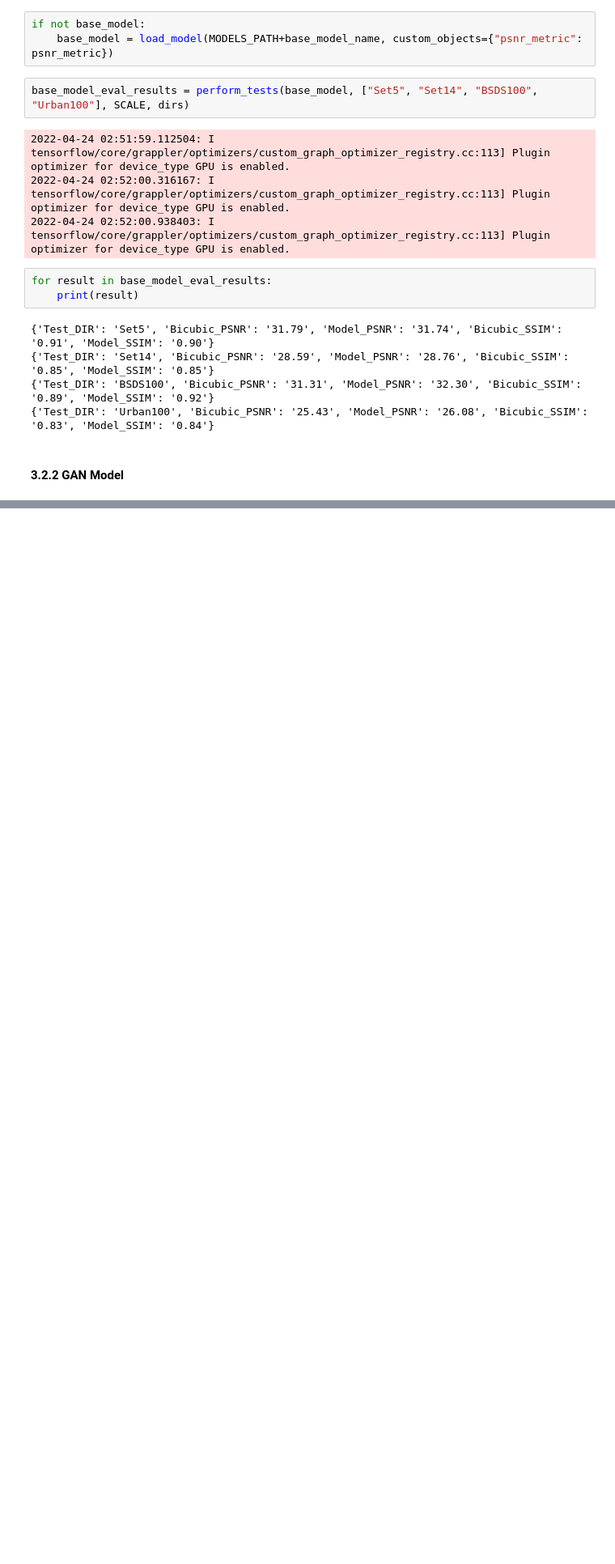
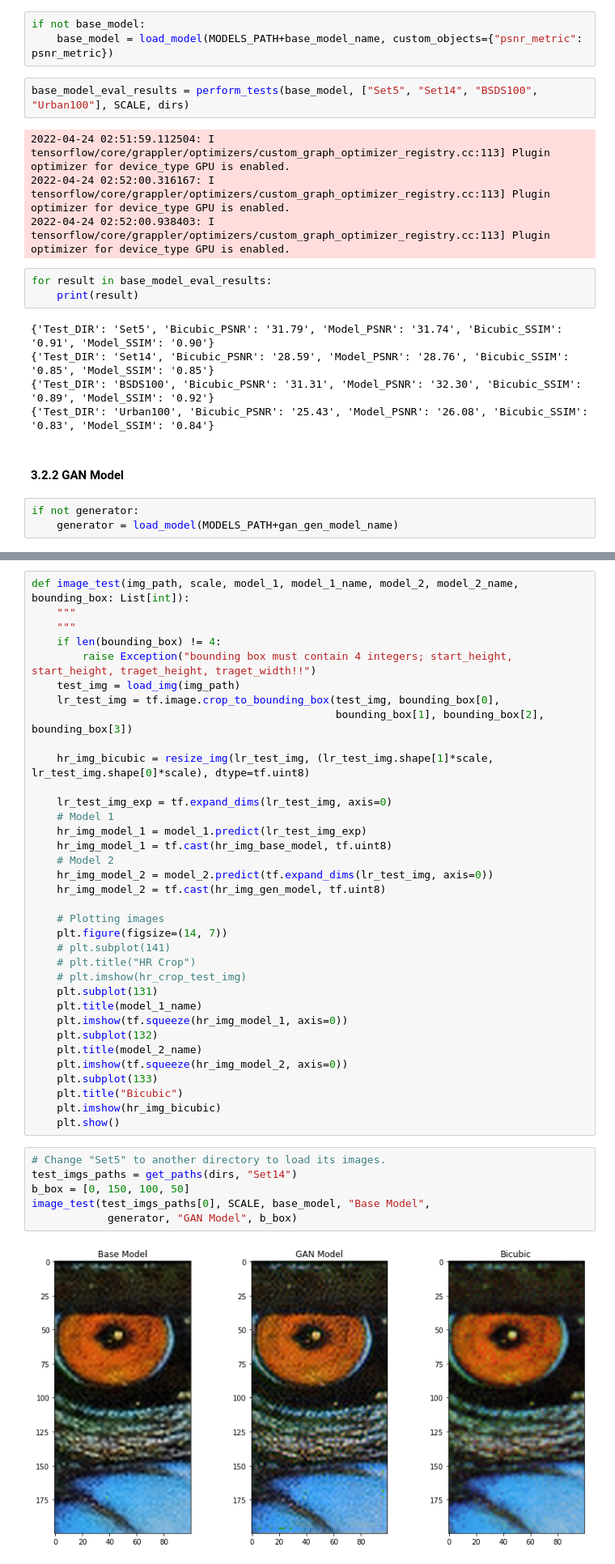
Before and after one commit to AYSIK0/Super_resolution_Project, a Jupyter notebook: SuperResolution.ipynb, the cells around one changed output, grey strips where cells are left out. Shown at 81% size. Saved outputs shown, nothing was run; the diff lists cells and outputs as text; blank space fills up the shorter version.

Commit message:
Added an image test to show the difference between BASE, GAN models and Bicubic.

```diff
--- a/SuperResolution.ipynb
+++ b/SuperResolution.ipynb
@@ -1023,3 +998,6 @@ for result in base_model_eval_results:
 {'Test_DIR': 'Urban100', 'Bicubic_PSNR': '25.43', 'Model_PSNR': '26.08', 'Bicubic_SSIM': '0.83', 'Model_SSIM': '0.84'}
 # %% [markdown]
 #### 3.2.2 GAN Model
+# %%
+if not generator:
+    generator = load_model(MODELS_PATH+gan_gen_model_name)
@@ -1025,0 +1018,43 @@ for result in base_model_eval_results:
+# %%
+def image_test(img_path, scale, model_1, model_1_name, model_2, model_2_name, bounding_box: List[int]):
+    """
+    """
+    if len(bounding_box) != 4:
+        raise Exception("bounding box must contain 4 integers; start_height, start_height, traget_height, traget_width!!")
+    test_img = load_img(img_path)
+    lr_test_img = tf.image.crop_to_bounding_box(test_img, bounding_box[0],
+                                                bounding_box[1], bounding_box[2], bounding_box[3])
+
+    hr_img_bicubic = resize_img(lr_test_img, (lr_test_img.shape[1]*scale, lr_test_img.shape[0]*scale), dtype=tf.uint8)
+
+    lr_test_img_exp = tf.expand_dims(lr_test_img, axis=0)
+    # Model 1
+    hr_img_model_1 = model_1.predict(lr_test_img_exp)
+    hr_img_model_1 = tf.cast(hr_img_base_model, tf.uint8)
+    # Model 2
+    hr_img_model_2 = model_2.predict(tf.expand_dims(lr_test_img, axis=0))
+    hr_img_model_2 = tf.cast(hr_img_gen_model, tf.uint8)
+
+    # Plotting images
+    plt.figure(figsize=(14, 7))
+    # plt.subplot(141)
+    # plt.title("HR Crop")
+    # plt.imshow(hr_crop_test_img)
+    plt.subplot(131)
+    plt.title(model_1_name)
+    plt.imshow(tf.squeeze(hr_img_model_1, axis=0))
+    plt.subplot(132)
+    plt.title(model_2_name)
+    plt.imshow(tf.squeeze(hr_img_model_2, axis=0))
+    plt.subplot(133)
+    plt.title("Bicubic")
+    plt.imshow(hr_img_bicubic)
+    plt.show()
+# %%
+# Change "Set5" to another directory to load its images.
+test_imgs_paths = get_paths(dirs, "Set14")
+b_box = [0, 150, 100, 50]
+image_test(test_imgs_paths[0], SCALE, base_model, "Base Model",
+            generator, "GAN Model", b_box)
+# %% [output]
+[figure, added]
```
Also changed, not shown: parts of 7 cells of this notebook.
